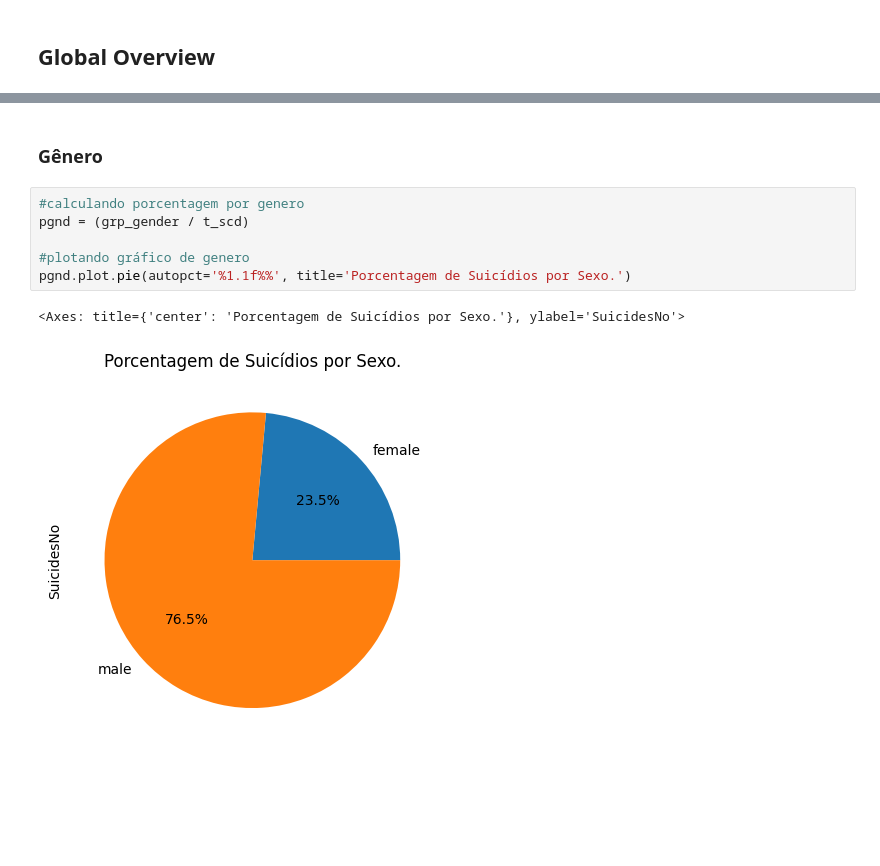
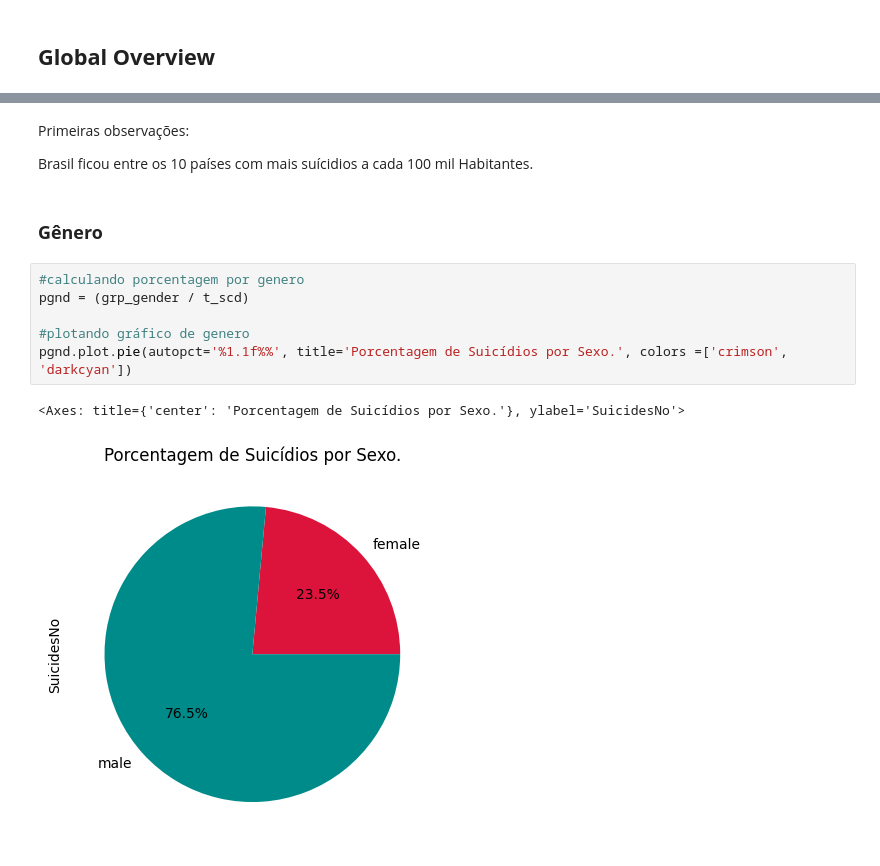
Before and after one commit to Lfagundesnetto/MVP1_Sprint_1_PUC_2023_Leticia-Netto, a Jupyter notebook: MVP1_LeticiaNetto.ipynb, the cells around one changed output, grey strips where cells are left out. Saved outputs shown, nothing was run; the diff lists cells and outputs as text; blank space fills up the shorter version.

```diff
--- a/MVP1_LeticiaNetto.ipynb
+++ b/MVP1_LeticiaNetto.ipynb
@@ -315,11 +315,15 @@ plt.tight_layout()
+# %% [markdown]
+Primeiras observações:
+
+Brasil ficou entre os 10 países com mais suícidios a cada 100 mil Habitantes.
 # %% [markdown]
 ### **Gênero**
 # %%
 #calculando porcentagem por genero
 pgnd = (grp_gender / t_scd)
 
 #plotando gráfico de genero
-pgnd.plot.pie(autopct='%1.1f%%', title='Porcentagem de Suicídios por Sexo.')
+pgnd.plot.pie(autopct='%1.1f%%', title='Porcentagem de Suicídios por Sexo.', colors =['crimson', 'darkcyan'])
 # %% [output]
 <Axes: title={'center': 'Porcentagem de Suicídios por Sexo.'}, ylabel='SuicidesNo'>
-[figure, old version]
+[figure, new version]
```
Also changed, not shown: parts of 6 cells of this notebook.
